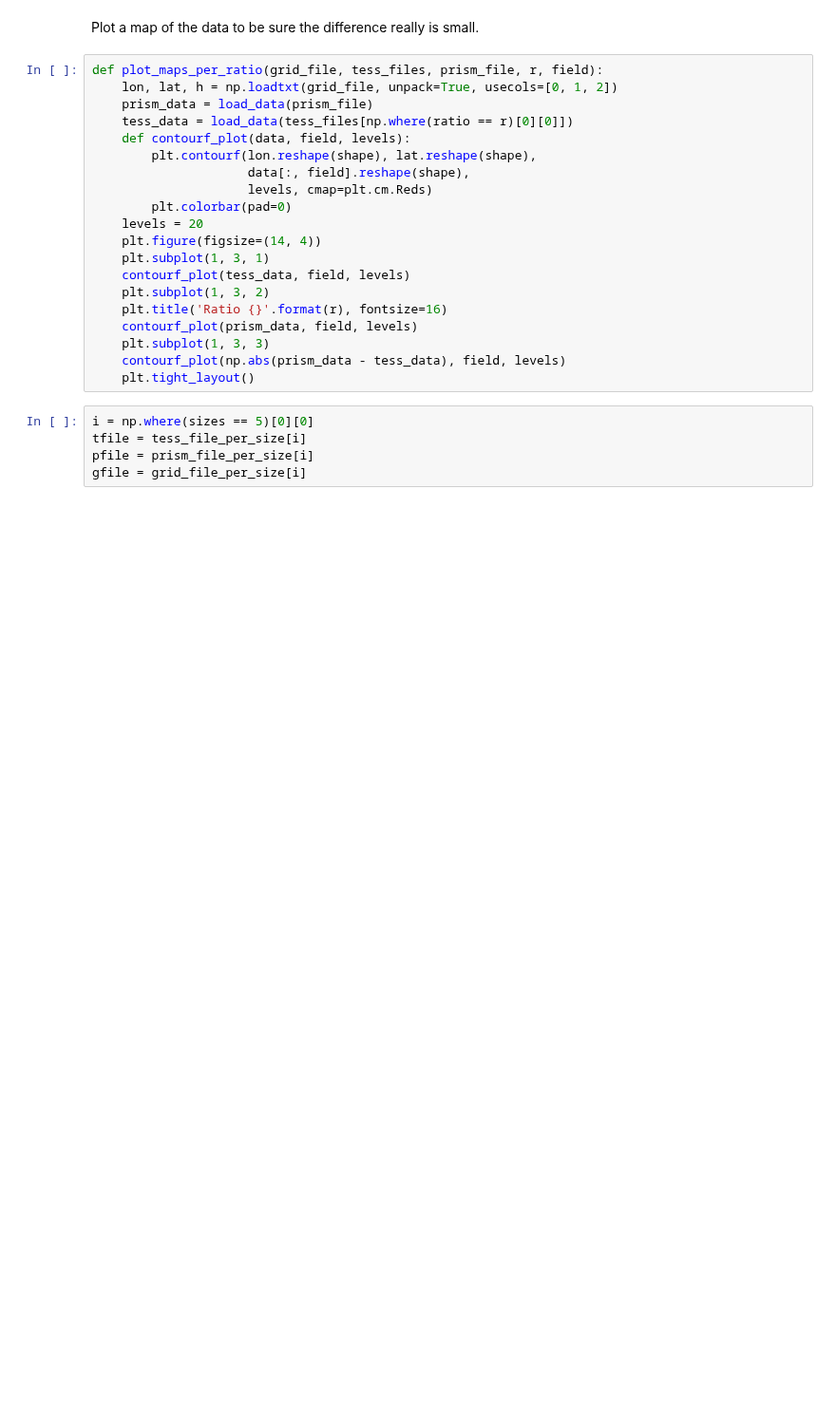
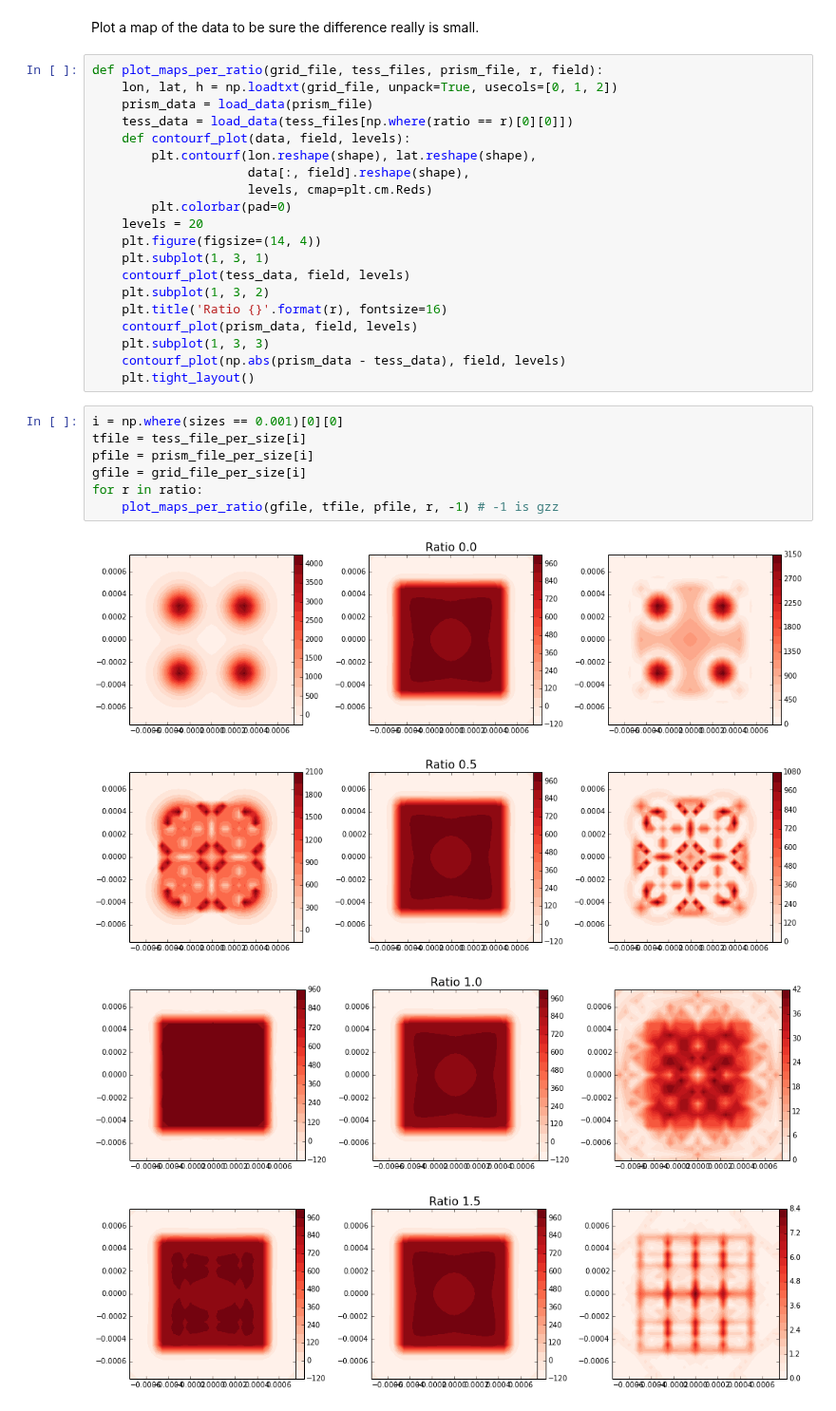
Before and after one commit to pinga-lab/paper-tesseroids, a Jupyter notebook: notebooks/tesseroid_vs_prism.ipynb, the cells around one changed output. Shown at 95% size. Drawn from its saved outputs; the diff is of its cells as text; blank space fills up the shorter version.

```diff
--- a/notebooks/tesseroid_vs_prism.ipynb
+++ b/notebooks/tesseroid_vs_prism.ipynb
@@ -310,7 +302,14 @@ def plot_maps_per_ratio(grid_file, tess_files, prism_file, r, field):
     contourf_plot(np.abs(prism_data - tess_data), field, levels)
     plt.tight_layout()
 # %%
-i = np.where(sizes == 5)[0][0]
+i = np.where(sizes == 0.001)[0][0]
 tfile = tess_file_per_size[i]
 pfile = prism_file_per_size[i]
 gfile = grid_file_per_size[i]
+for r in ratio:
+    plot_maps_per_ratio(gfile, tfile, pfile, r, -1) # -1 is gzz
+# %% [output]
+[figure, added]
+[figure, added]
+[figure, added]
+[figure, added]
```
Also changed, not shown: parts of 11 cells of this notebook.
